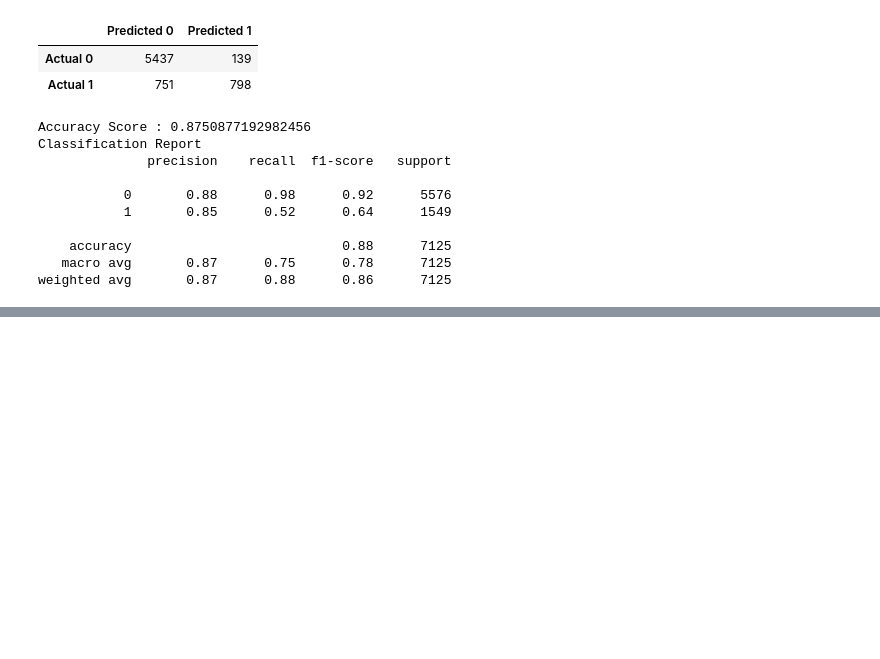
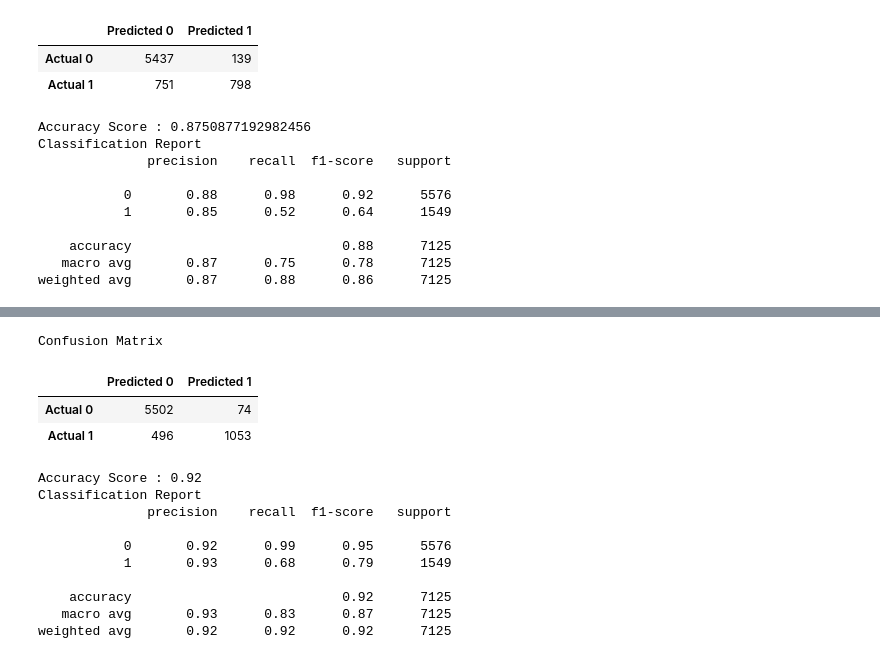
Before and after one commit to JFitz97/Loan_Default_ML, a Jupyter notebook: credit_risk.ipynb, the cells around one changed output, grey strips where cells are left out. Cells and saved outputs as stored; diff of their text form; code cells hidden in the pictures; blank space fills up the shorter version.

```diff
--- a/credit_risk.ipynb
+++ b/credit_risk.ipynb
@@ -330,0 +371,31 @@ weighted avg       0.87      0.88      0.86      7125
+# %%
+# Calculating the confusion matrix
+cm_rf = confusion_matrix(y_test, predictions_rf)
+cm_rf_df = pd.DataFrame(
+    cm_rf, index=["Actual 0", "Actual 1"], columns=["Predicted 0", "Predicted 1"]
+)
+
+# Calculating the accuracy score
+acc_score_rf = accuracy_score(y_test, predictions_rf)
+# %%
+# Displaying results
+print("Confusion Matrix")
+display(cm_rf_df)
+print(f"Accuracy Score : {acc_score_rf}")
+print("Classification Report")
+print(classification_report(y_test, predictions_rf))
+# %% [output]
+Confusion Matrix
+|  | Predicted 0 | Predicted 1 |
+| Actual 0 | 5502 | 74 |
+| Actual 1 | 496 | 1053 |
+Accuracy Score : 0.92
+Classification Report
+              precision    recall  f1-score   support
+
+           0       0.92      0.99      0.95      5576
+           1       0.93      0.68      0.79      1549
+
+    accuracy                           0.92      7125
+   macro avg       0.93      0.83      0.87      7125
+weighted avg       0.92      0.92      0.92      7125
```
Also changed, not shown: parts of 15 cells of this notebook, 3 other files.
